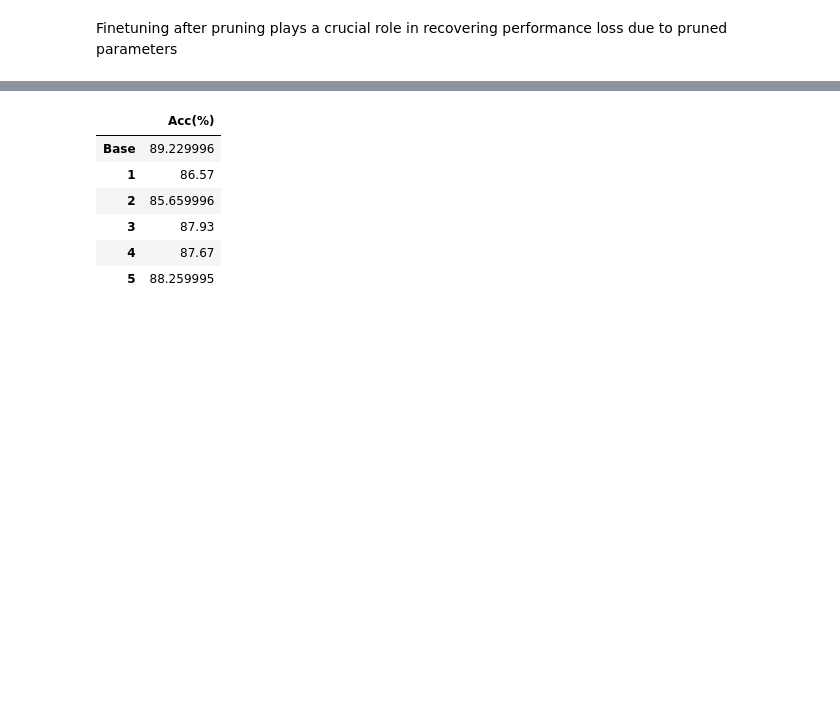
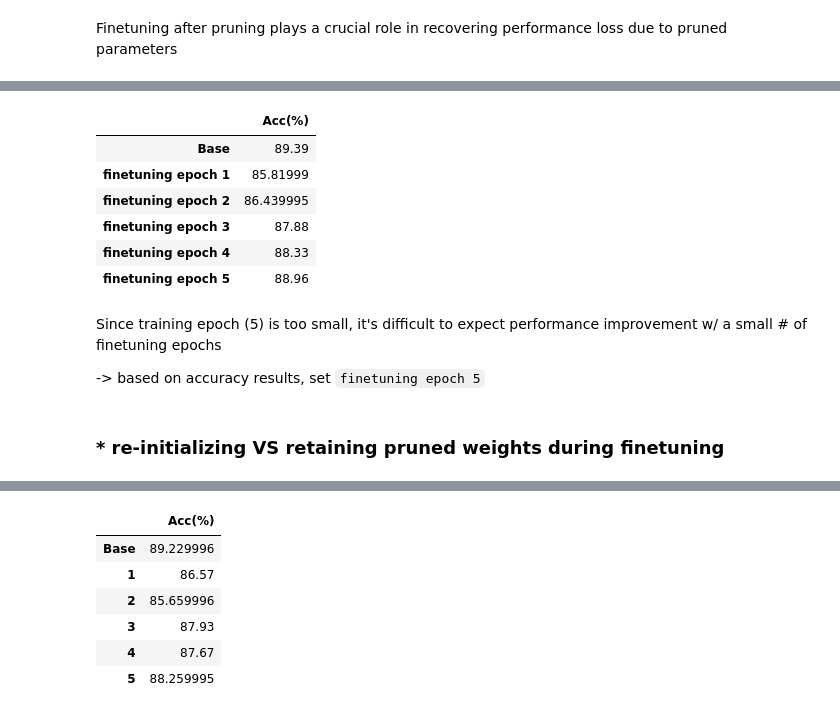
Before and after one commit to yewonkim01/Model-Compression-via-Pruning-Quantization-on-JetsonNano, a Jupyter notebook: experiment.ipynb, the cells around one changed output, grey strips where cells are left out. Drawn from its saved outputs; the diff is of its cells as text; code cells hidden in the pictures; blank space fills up the shorter version.

Commit message:
* Experiment code

```diff
--- a/experiment.ipynb
+++ b/experiment.ipynb
@@ -263,0 +268,32 @@ Finetuning after pruning plays a crucial role in recovering performance loss due
+# %%
+model = copy.deepcopy(origin_model)
+model_epoch1, acc_epoch1, _, _, _, _ = experi_pruning_finetuning(model, 0.5, device, test_loader, 5, 1e-4, finetuning_epoch=1)
+
+model = copy.deepcopy(origin_model)
+model_epoch2, acc_epoch2, _, _, _, _ = experi_pruning_finetuning(model, 0.5, device, test_loader, 5, 1e-4, finetuning_epoch=2)
+
+model = copy.deepcopy(origin_model)
+model_epoch3, acc_epoch3, _, _, _, _ = experi_pruning_finetuning(model, 0.5, device, test_loader, 5, 1e-4, finetuning_epoch=3)
+
+model = copy.deepcopy(origin_model)
+model_epoch4, acc_epoch4, _, _, _, _ = experi_pruning_finetuning(model, 0.5, device, test_loader, 5, 1e-4, finetuning_epoch=4)
+
+model = copy.deepcopy(origin_model)
+model_epoch5, acc_epoch5, _, _, _, _ = experi_pruning_finetuning(model, 0.5, device, test_loader, 5, 1e-4, finetuning_epoch=5)
+# %%
+pd.DataFrame({'Acc(%)':[acc_epoch1[0], acc_epoch1[-1], acc_epoch2[-1], acc_epoch3[-1], acc_epoch4[-1], acc_epoch5[-1]]},
+             index = ['Base'] + [f'finetuning epoch {i}' for i in list(range(1, 6))])
+# %% [output]
+|  | Acc(%) |
+| Base | 89.39 |
+| finetuning epoch 1 | 85.81999 |
+| finetuning epoch 2 | 86.439995 |
+| finetuning epoch 3 | 87.88 |
+| finetuning epoch 4 | 88.33 |
+| finetuning epoch 5 | 88.96 |
+# %% [markdown]
+Since training epoch (5) is too small, it's difficult to expect performance improvement w/ a small # of finetuning epochs
+
+-> based on accuracy results, set `finetuning epoch 5`
+# %% [markdown]
+### * re-initializing VS retaining pruned weights during finetuning
```
Also changed, not shown: parts of 49 cells of this notebook, 2 other files.
